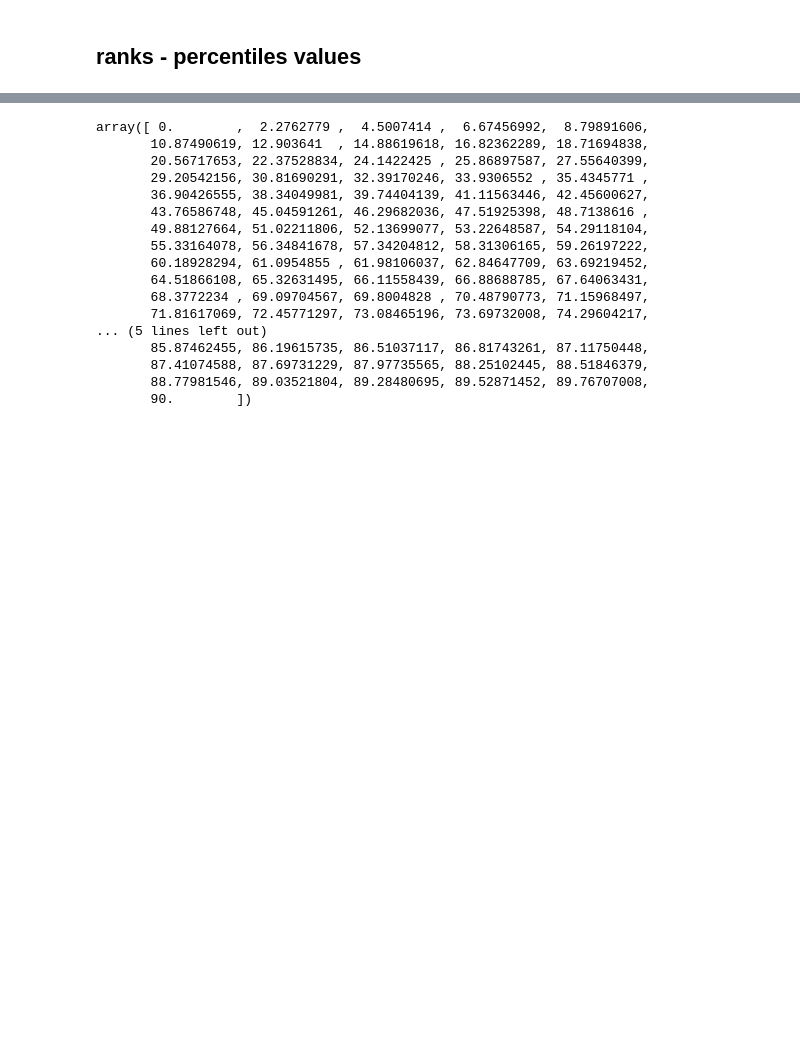
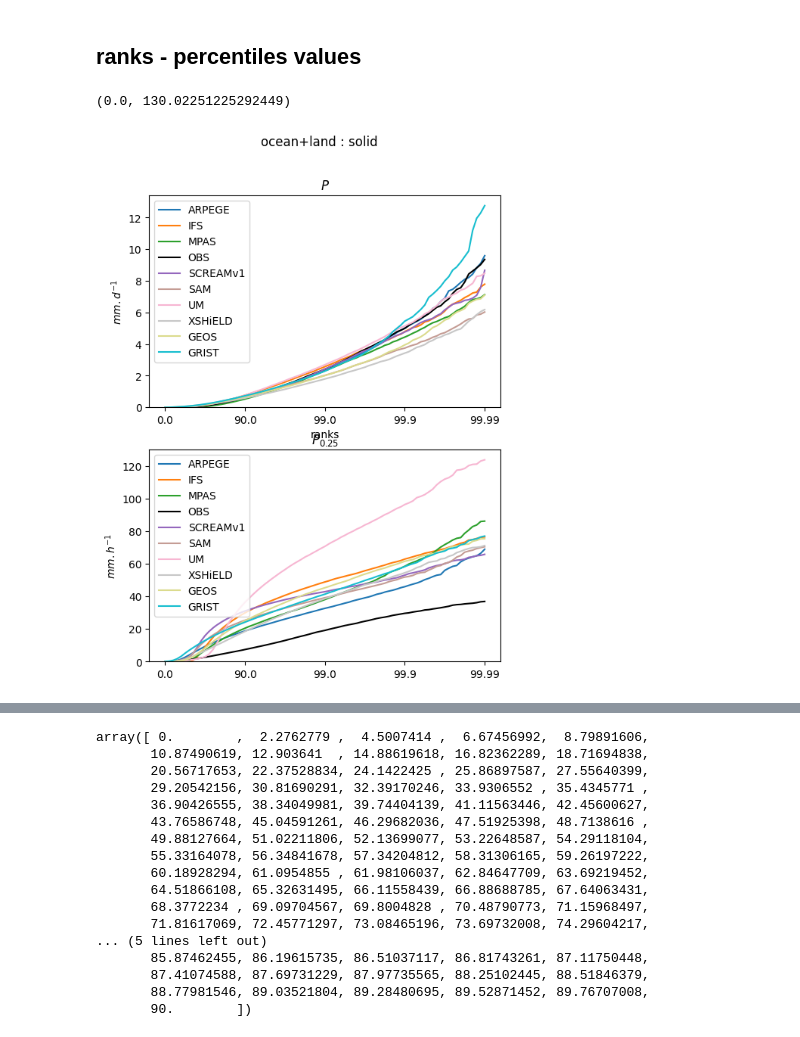
Before and after one commit to 19carenso/tempest, a Jupyter notebook: article/fig_suppl1.ipynb, the cells around one changed output, grey strips where cells are left out. Drawn from its saved outputs; the diff is of its cells as text; code cells hidden in the pictures; blank space fills up the shorter version.

```diff
--- a/article/fig_suppl1.ipynb
+++ b/article/fig_suppl1.ipynb
@@ -81,4 +166,55 @@ Overwrite set to true, so computing basics and saving them
 # %% [markdown]
 ## ranks - percentiles values
+# %%
+fig, axs = plt.subplots(2, 1, figsize = (6, 8))
+# plt.suptitle("ocean : '--' ; land : '..', ocean+land : solid")
+plt.suptitle("ocean+land : solid")
+
+colors = plt.cm.get_cmap('tab20', len(jds))
+
+
+# for idx, (jd, jd_ocean, jd_land) in enumerate(zip(jds, jds_ocean, jds_land)):
+for idx, jd, jd_ocean, jd_land in zip(np.arange(len(jds_ocean)), jds, jds_ocean, jds_land):
+
+    model, season = jd_ocean.name.split("_")[0], jd_ocean.name.split("_")[1]
+    if season == "Winter":
+        color = colors(idx) if model != "OBS" else  "black"
+        x = np.arange(len(jd_ocean.dist1.ranks))
+
+        axs[0].plot(x, jd.dist1.percentiles, label = model, color = color, linewidth = 1)
+        axs[1].plot(x, jd.dist2.percentiles, label = model, color = color)
+    # else :
+
+        # axs[0].plot(x, jd_ocean.dist1.percentiles,label = model, color = color, linestyle = '--')
+        # axs[1].plot(x, jd_ocean.dist2.percentiles, label = model, color = color, linestyle = '--')
+
+        # axs[0].plot(x, jd_land.dist1.percentiles,color = color, linestyle = 'dotted')
+        # axs[1].plot(x, jd_land.dist2.percentiles, color = color, linestyle = 'dotted')
+
+axs[0].legend()
+axs[1].legend()
+
+# axs[0].set_xticks(x[::10], np.round(jd.dist1.ranks[::10]))
+# axs[1].set_xticks(x[::10], np.round(jd.dist2.ranks[::10]))
+
+axs[0].set_xticks(x[::20], jd.dist1.ranks[::20])
+axs[1].set_xticks(x[::20], jd.dist2.ranks[::20])
+
+axs[0].set_title(r"$P$")
+axs[1].set_title(r"$P_{0.25}$")
+
+axs[0].set_xlabel(r"ranks")
+
+axs[0].set_ylabel(r"$mm.d^{-1}$")
+axs[1].set_ylabel(r"$mm.h^{-1}$")
+
+axs[0].set_ylim(bottom=0)
+axs[1].set_ylim(bottom=0)
+# axs[0].set_xticklabels(np.round(jd.dist1.ranks, 3))
+# axs[1].set_xticklabels(np.round(jd.dist2.ranks,3))
+# axs[0].set_yscale('log')
+# %% [output]
+(0.0, 130.02251225292449)
+[figure, added]
 # %%
 fig, axs = plt.subplots(1, 2, figsize = (18, 6))
```
Also changed, not shown: parts of 6 cells of this notebook, 50 other files.
